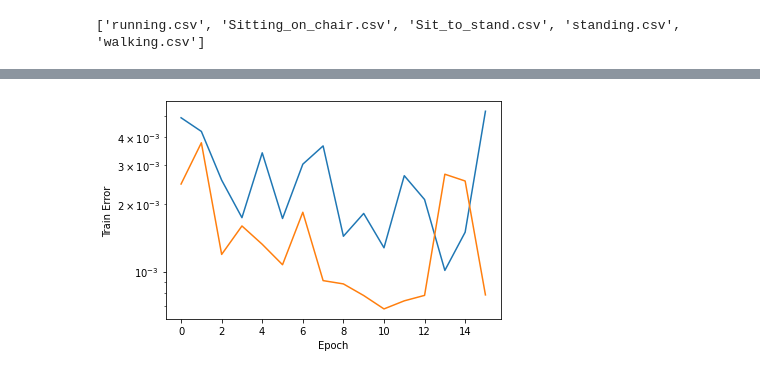
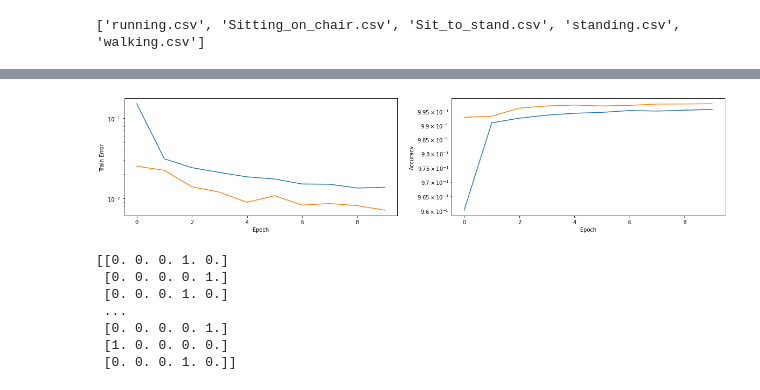
Before and after one commit to jy17347/PDR_Pose_Estimate, a Jupyter notebook: train.ipynb, the cells around one changed output, grey strips where cells are left out. Drawn from its saved outputs; the diff is of its cells as text; code cells hidden in the pictures.

```diff
--- a/train.ipynb
+++ b/train.ipynb
@@ -13,10 +15,11 @@ from matplotlib import pyplot as plt
 # %%
+#PARAMETER
 created_time = int(time.time())
 
 epochs = 10
 frame_len = 20
 batch_size = 64
-learning_rate = 0.0001
+lr = 0.0001
 loss = 'categorical_crossentropy'
 dataset_dir = 'dataset_new'
 # %%
@@ -62,6 +73,7 @@ _________________________________________________________________
 # %%
+#MODEL COMPILE
 model.compile(
-    optimizer=Adam(learning_rate=learning_rate),
+    optimizer=Adam(learning_rate=lr),
     loss=loss,
     metrics=['acc'])
 # %%
@@ -102,10 +120,50 @@ model.save(f'models/{loss}_{created_time}/model.h5')
 # %%
-plt.figure()
+#PLT
+plt.figure(figsize=(20,4), facecolor='white')
+plt.subplot(1,2,1)
 pd.Series(history.history['loss']).plot(logy=True)
 pd.Series(history.history['val_loss']).plot(logy=True)
 plt.xlabel("Epoch")
 plt.ylabel("Train Error")
-plt.savefig(f"models/{loss}_{created_time}/train_error.png")
+
+plt.subplot(1,2,2)
+pd.Series(history.history['acc']).plot(logy=True)
+pd.Series(history.history['val_acc']).plot(logy=True)
+plt.xlabel("Epoch")
+plt.ylabel("Accuracy")
+
+plt.savefig(f"models/{created_time}_{loss}_{lr}_{batch_size}/train_error.png")
 plt.show()
 # %% [output]
-[figure, old version]
+[figure, new version]
+# %%
+from sklearn.metrics import confusion_matrix
+import matplotlib.pyplot as plt
+from sklearn.metrics import confusion_matrix, plot_confusion_matrix
+
+label_pre = model.predict([x_val])
+
+
+# #Create confusion matrix and normalizes it over predicted (columns)
+# label = np.argmax(label_val, axis = 1)
+
+label_pre = np.round(label_pre,0)
+# result = confusion_matrix(y_val, label_pre)
+# print(result)
+
+print(label_pre)
+# import seaborn as sns
+# from matplotlib.colors import LogNorm, Normalize
+# plt.figure(facecolor='white')
+# ax = sns.heatmap(result, annot=True,fmt='d',cmap='Blues',norm=LogNorm())
+# plt.title('Heatmap', fontsize=20)
+# plt.savefig(f"model/{created_time}_{loss}_{lr}_{batch_size}/heatmap.png")
+# plt.show()
+# %% [output]
+[[0. 0. 0. 1. 0.]
+ [0. 0. 0. 0. 1.]
+ [0. 0. 0. 1. 0.]
+ ...
+ [0. 0. 0. 0. 1.]
+ [1. 0. 0. 0. 0.]
+ [0. 0. 0. 1. 0.]]
```
Also changed, not shown: parts of 7 cells of this notebook, 4 other files.
